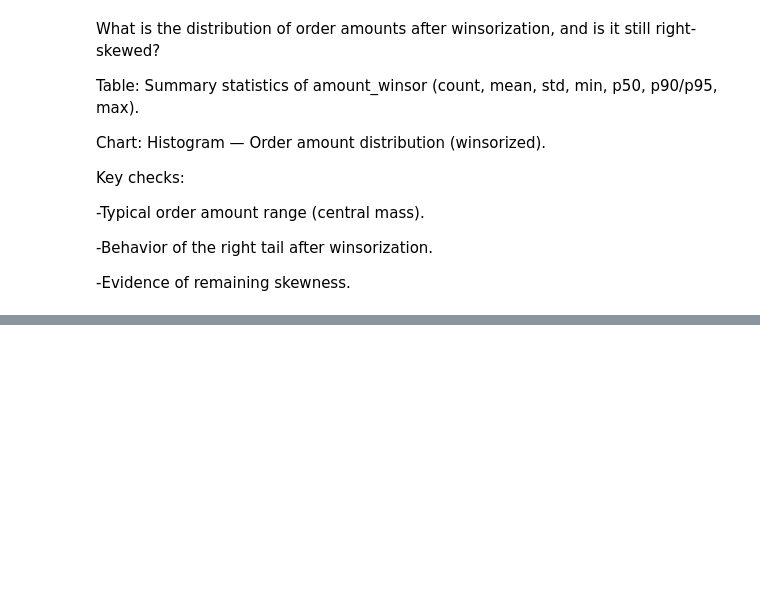
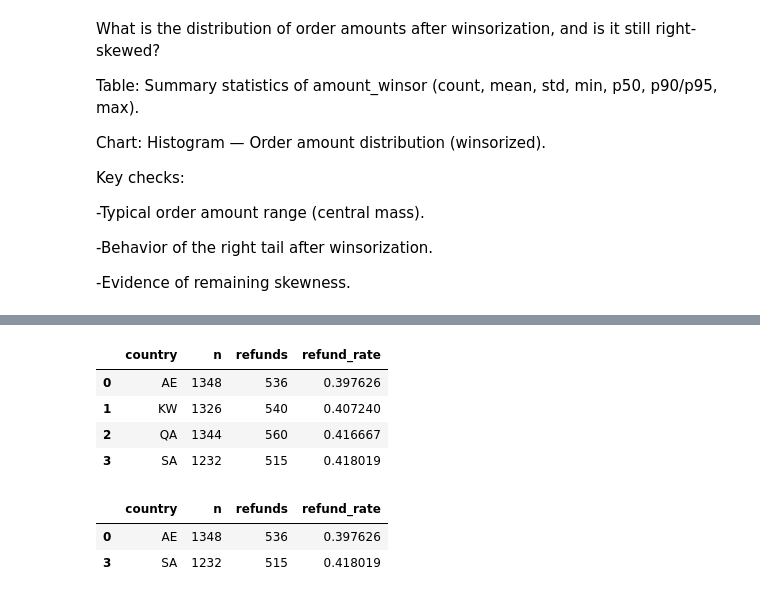
Before and after one commit to baselfno/Data-EDA-ETL, a Jupyter notebook: week2/notebooks/eda.ipynb, the cells around one changed output, grey strips where cells are left out. Drawn from its saved outputs; the diff is of its cells as text; code cells hidden in the pictures; blank space fills up the shorter version.

```diff
--- a/week2/notebooks/eda.ipynb
+++ b/week2/notebooks/eda.ipynb
@@ -128,0 +192,26 @@ Key checks:
+# %%
+d = df.assign(is_refund=df["status_clean"].eq("refund"))
+
+refund = (
+    d.groupby("country")
+     .agg(
+         n=("order_id","size"),
+         refunds=("is_refund","sum"),
+     )
+     .assign(refund_rate=lambda x: x["refunds"] / x["n"])
+     .reset_index()
+)
+
+refund
+# %% [output]
+|  | country | n | refunds | refund_rate |
+| 0 | AE | 1348 | 536 | 0.397626 |
+| 1 | KW | 1326 | 540 | 0.407240 |
+| 2 | QA | 1344 | 560 | 0.416667 |
+| 3 | SA | 1232 | 515 | 0.418019 |
+# %%
+refund.loc[refund["country"].isin(["SA","AE"])]
+# %% [output]
+|  | country | n | refunds | refund_rate |
+| 0 | AE | 1348 | 536 | 0.397626 |
+| 3 | SA | 1232 | 515 | 0.418019 |
```
Also changed, not shown: parts of 2 cells of this notebook, 10 other files.
